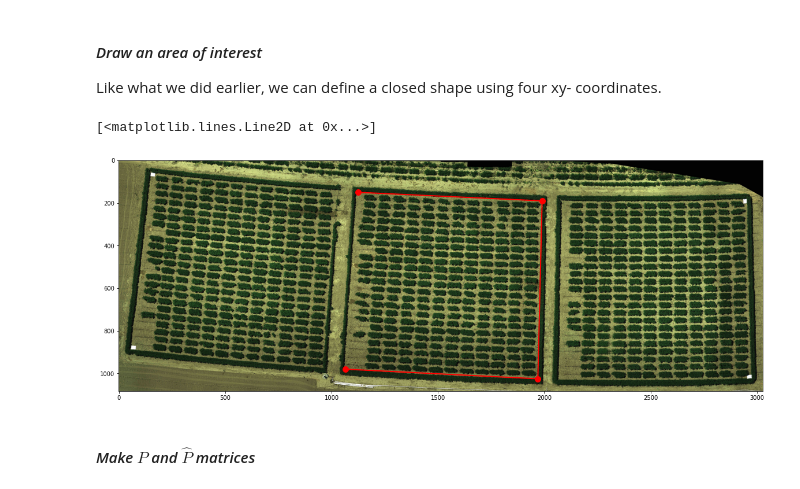
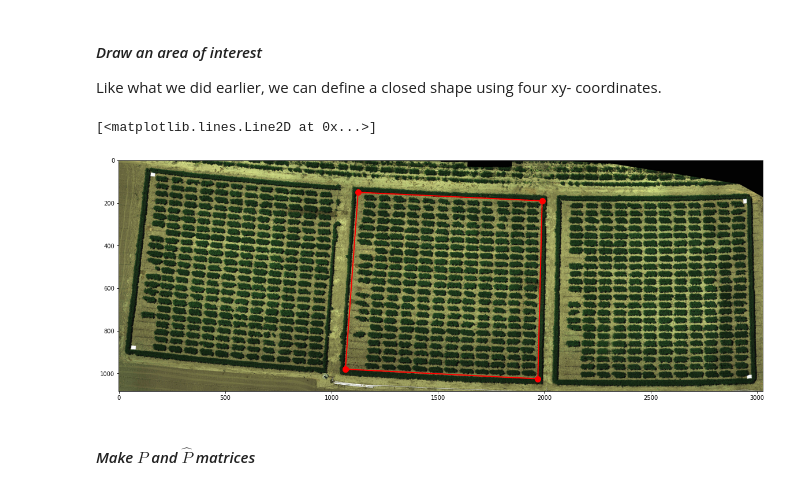
Before and after one commit to reworkhow/AnimalDataScience, a Jupyter notebook: Copy_of_l02_transformation.ipynb, the cells around one changed output. Saved outputs shown, nothing was run; the diff lists cells and outputs as text; code cells hidden in the pictures.

```diff
--- a/Copy_of_l02_transformation.ipynb
+++ b/Copy_of_l02_transformation.ipynb
@@ -643,16 +664,16 @@ Dimension:  (1083, 3029, 3)
 Like what we did earlier, we can define a closed shape using four xy- coordinates.
 # %%
 # define an area of interest using four xy- points
-x = [1065, 1970, 1990, 1125]
-y = [980, 1025, 190, 150]
+x = [1065, 1970, 1990, 1125,1065]
+y = [980, 1025, 190, 150,980]
 
 # visualized the area of interest
 plt.figure(figsize=(20, 10))
 plt.imshow(image)
 plt.plot(x, y, 'o-', linewidth=2, markersize=10, color='red')
 # %% [output]
 [<matplotlib.lines.Line2D at 0x...>]
-[figure, old version]
+[figure, new version]
 # %% [markdown]
 #### *Make $P$ and $\hat{P}$ matrices*
 # %%
```
Also changed, not shown: parts of 3 cells of this notebook.
